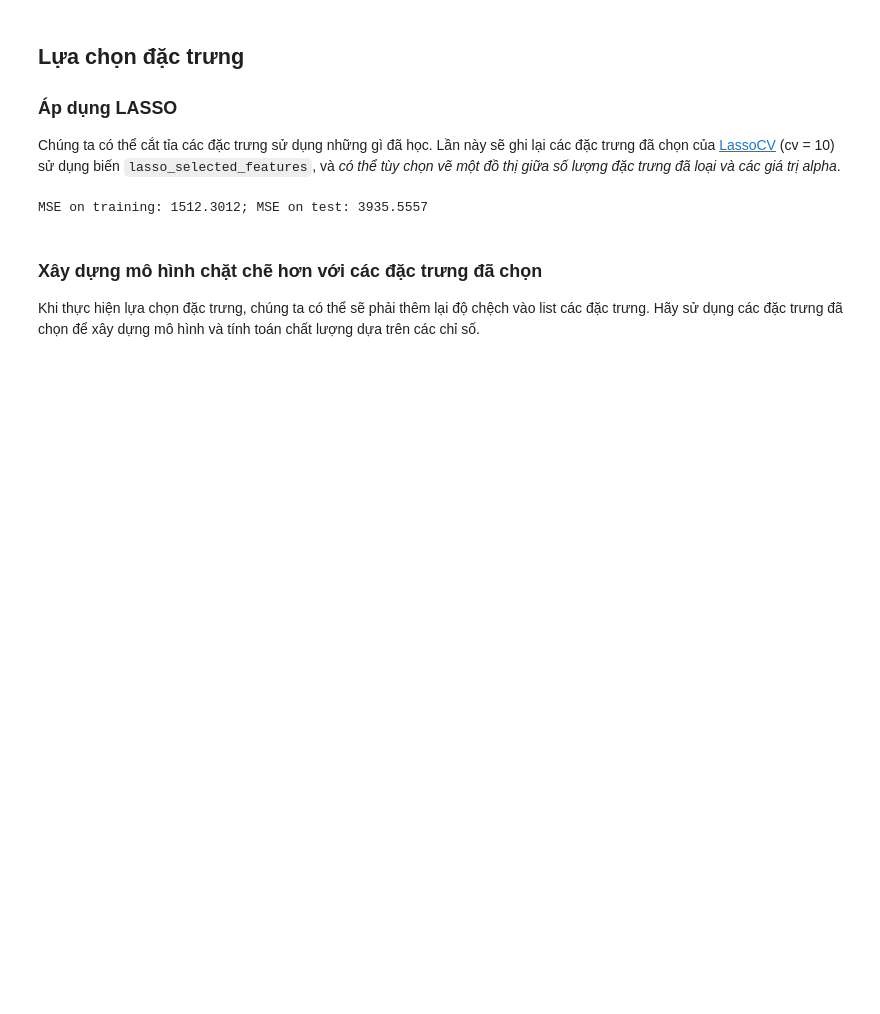
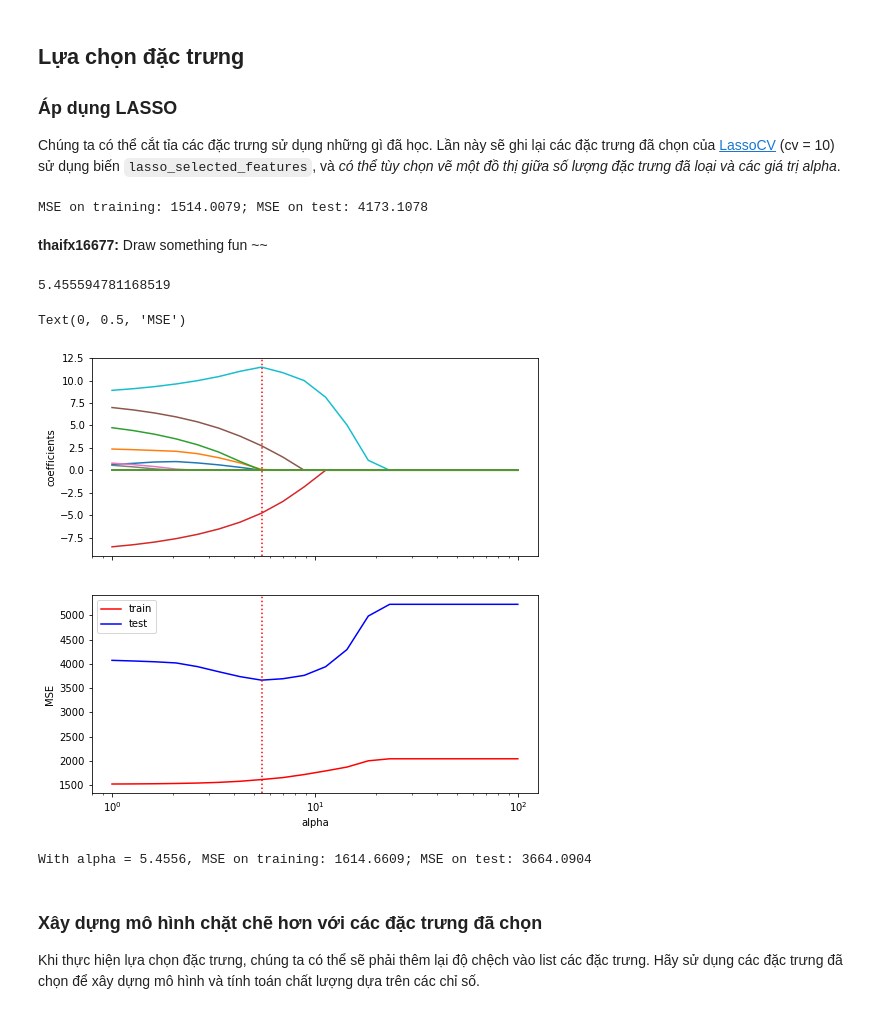
Before and after one commit to aidino/funix, a Jupyter notebook: labs/c2-regression/assignment-1/asm1.ipynb, the cells around one changed output. Drawn from its saved outputs; the diff is of its cells as text; code cells hidden in the pictures; blank space fills up the shorter version.

```diff
--- a/labs/c2-regression/assignment-1/asm1.ipynb
+++ b/labs/c2-regression/assignment-1/asm1.ipynb
@@ -120,23 +229,27 @@ Nó đã hoạt động, nhưng chúng ta cần tự hỏi liệu có tiếp t
 Chúng ta có thể cắt tỉa các đặc trưng sử dụng những gì đã học. Lần này sẽ ghi lại các đặc trưng đã chọn của [LassoCV](https://scikit-learn.org/stable/modules/generated/sklearn.linear_model.LassoCV.html) (cv = 10) sử dụng biến `lasso_selected_features`, và <i>có thể tùy chọn vẽ một đồ thị giữa số lượng đặc trưng đã loại và các giá trị alpha</i>.
 # %%
 # Viết code ở đây:
-label = ...
-features = ...
+from sklearn.linear_model import LassoCV
+from sklearn.preprocessing import StandardScaler
+label = "Span count"
+features = [col for col in train_data.columns if col != label]
 
-train_features = train_data[ ... ]
-train_labels = train_data[ ... ]
-test_features = test_data[ ... ]
-test_labels = test_data[ ... ]
+train_features = train_data[ features ]
+train_labels = train_data[ label ]
+test_features = test_data[ features ]
+test_labels = test_data[ label ]
 
-train_features = scaler.fit_transform(...)
-test_features = scaler.transform(...)
+scaler = StandardScaler()
 
-multi_model = ...()
-multi_model.fit(..., ...)
-test_predictions = multi_model.predict(...)
+train_features = scaler.fit_transform(train_features.values)
+test_features = scaler.transform(test_features.values)
 
-test_mse_score = mean_squared_error(..., ...)
-train_mse_score = mean_squared_error(..., multi_model.predict(...))
-print("MSE on training: {:.4f}; MSE on test: {:.4f}".format(..., ...))
+multi_model = LassoCV(cv=10)
+multi_model.fit(train_features, train_labels.values)
+test_predictions = multi_model.predict(test_features)
+
+test_mse_score = mean_squared_error(test_labels.values, test_predictions)
+train_mse_score = mean_squared_error(train_labels.values, multi_model.predict(train_features))
+print("MSE on training: {:.4f}; MSE on test: {:.4f}".format(train_mse_score, test_mse_score))
 # %% [output]
-MSE on training: 1512.3012; MSE on test: 3935.5557
+MSE on training: 1514.0079; MSE on test: 4173.1078
@@ -145,0 +256,2 @@ MSE on training: 1512.3012; MSE on test: 3935.5557
+# %% [markdown]
+**thaifx16677:** Draw something fun ~~
@@ -146,3 +287,31 @@ MSE on training: 1512.3012; MSE on test: 3935.5557
+# %%
+lowest_test_mse_index = np.argmin(test_mses)
+best_alpha = alphas[lowest_test_mse_index]
+best_alpha
+# %% [output]
+5.455594781168519
+# %%
+fig, axes = plt.subplots(nrows=2, ncols=1, sharex=True, sharey=False, figsize=(8, 8))
+
+axes[0].semilogx(alphas, coefs)
+axes[0].set_ylabel("coefficients")
+axes[0].axvline(x=best_alpha, color='r', linestyle=':')
+
+axes[1].plot(alphas, train_mses, label="train", color="red")
+axes[1].plot(alphas, test_mses, label="test", color="blue")
+axes[1].axvline(x=best_alpha, color='r', linestyle=':')
+axes[1].legend(loc="best")
+axes[1].set_xlabel("alpha")
+axes[1].set_ylabel("MSE")
+# %% [output]
+Text(0, 0.5, 'MSE')
+[figure, added]
+# %%
+print("With alpha = {:0.4f}, MSE on training: {:.4f}; MSE on test: {:.4f}".format(best_alpha,
+                                                                           train_mses[lowest_test_mse_index],
+                                                                           test_mses[lowest_test_mse_index]))
+# %% [output]
+With alpha = 5.4556, MSE on training: 1614.6609; MSE on test: 3664.0904
 # %% [markdown]
 ### Xây dựng mô hình chặt chẽ hơn với các đặc trưng đã chọn
 Khi thực hiện lựa chọn đặc trưng, chúng ta có thể sẽ phải thêm lại độ chệch vào list các đặc trưng. Hãy sử dụng các đặc trưng đã chọn để xây dựng mô hình và tính toán chất lượng dựa trên các chỉ số.
```
Also changed, not shown: parts of 20 cells of this notebook, 1 other file.
